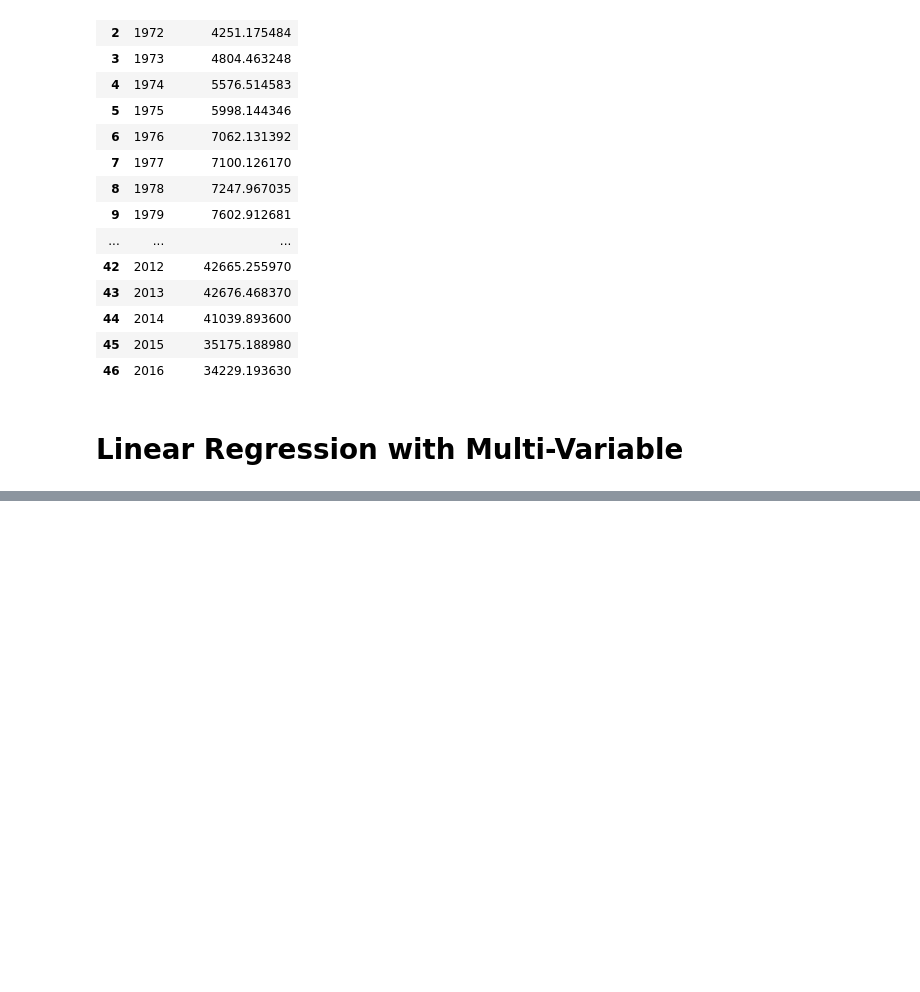
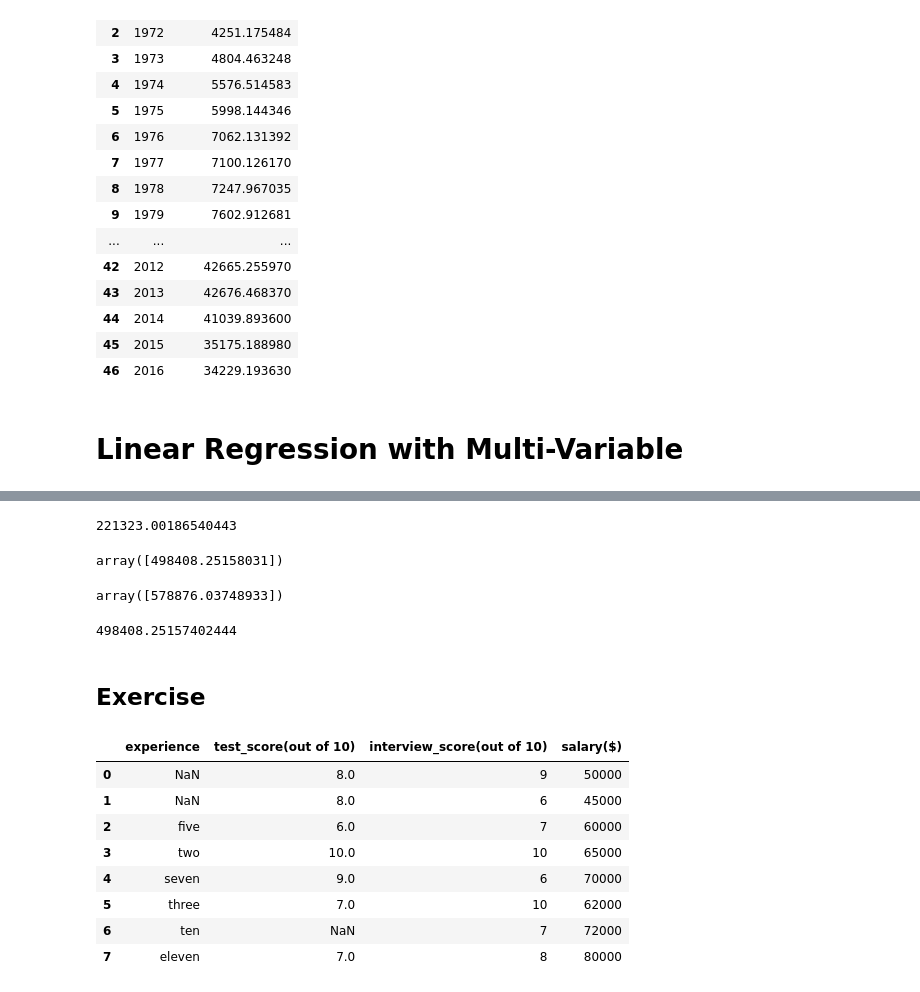
Before and after one commit to ssaiganesh/Machine-Learning-With-Python, a Jupyter notebook: linear_regression.ipynb, the cells around one changed output, grey strips where cells are left out. Cells and saved outputs as stored; diff of their text form; code cells hidden in the pictures; blank space fills up the shorter version.

```diff
--- a/linear_regression.ipynb
+++ b/linear_regression.ipynb
@@ -163,0 +211,32 @@ ex_df
+# %%
+mv_reg.intercept_
+# %% [output]
+221323.00186540443
+# %%
+mv_reg.predict([[3000, 3, 40]])
+# %% [output]
+array([498408.25158031])
+# %%
+mv_reg.predict([[2500,4,5]])
+# %% [output]
+array([578876.03748933])
+# %%
+112.06244194*3000 + 23388.88007794*3 -3231.71790863*40 + 221323.00186540443 #equation for the prediction
+# %% [output]
+498408.25157402444
+# %% [markdown]
+## Exercise
+# %%
+mv_ex_url = 'https://raw.githubusercontent.com/codebasics/py/master/ML/2_linear_reg_multivariate/Exercise/hiring.csv'
+mv_ex = pd.read_csv(mv_ex_url, error_bad_lines = False)
+mv_ex
+# %% [output]
+|  | experience | test_score(out of 10) | interview_score(out of 10) | salary($) |
+| 0 | NaN | 8.0 | 9 | 50000 |
+| 1 | NaN | 8.0 | 6 | 45000 |
+| 2 | five | 6.0 | 7 | 60000 |
+| 3 | two | 10.0 | 10 | 65000 |
+| 4 | seven | 9.0 | 6 | 70000 |
+| 5 | three | 7.0 | 10 | 62000 |
+| 6 | ten | NaN | 7 | 72000 |
+| 7 | eleven | 7.0 | 8 | 80000 |
```
Also changed, not shown: parts of 21 cells of this notebook.
